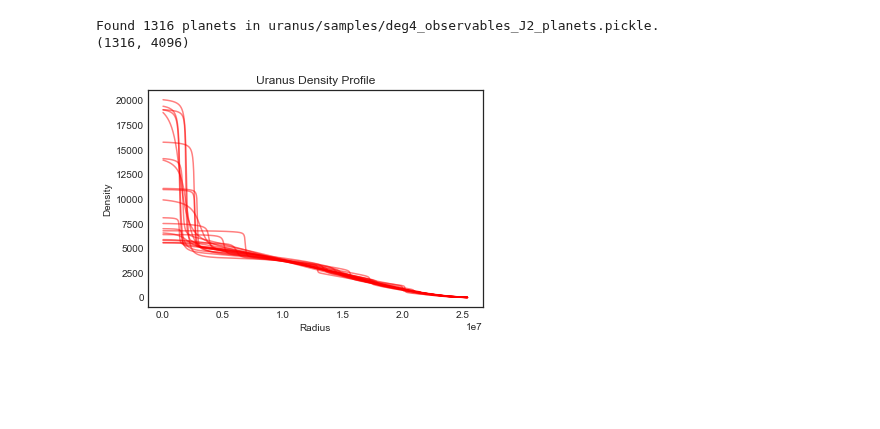
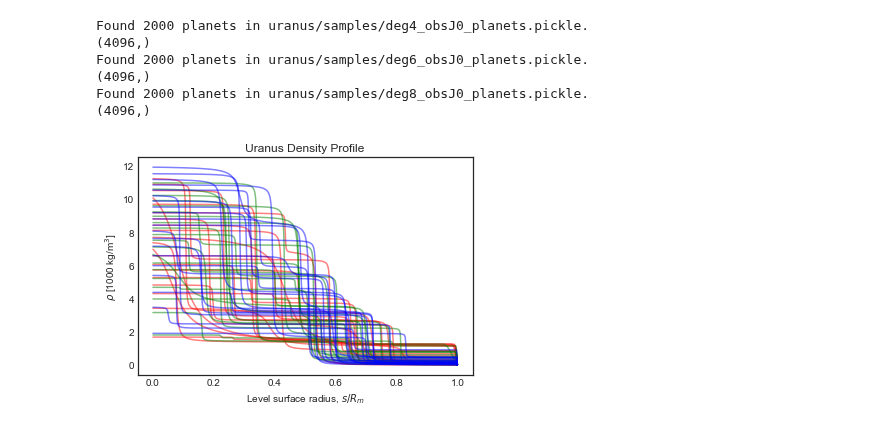
Before and after one commit to nmovshov/pyPIPE, a Jupyter notebook: Planets.ipynb, the cells around one changed output. Saved outputs shown, nothing was run; the diff lists cells and outputs as text; code cells hidden in the pictures; blank space fills up the shorter version.

Commit message:
lease enter the commit message for your changes. Lines starting updating plots

```diff
--- a/Planets.ipynb
+++ b/Planets.ipynb
@@ -32,3 +19,7 @@ plt.style.available
+# %%
+deg4_obsJ0 = 'uranus/samples/deg4_obsJ0_planets.pickle'
+deg6_obsJ0 = 'uranus/samples/deg6_obsJ0_planets.pickle'
+deg8_obsJ0 = 'uranus/samples/deg8_obsJ0_planets.pickle'
 # %%
 def load_planets(fname):
     with open(fname, 'rb') as f:
@@ -84,0 +78,16 @@ uj2_deg8 = 'uranus/samples/deg8_observables_J2_planets.pickle'
+# %%
+def rho_profile1(fname, title, c, newfig=True, **kwargs):
+    planets = load_planets(fname)
+    rho = np.array([p.rhoi for p in planets]).T
+    rcs = rho[-1,:]
+    ind = np.argsort(rcs)
+    rho = (rho[:,ind])/1000
+    r = np.array(planets[0].si/planets[0].s0).T
+    print(r.shape)
+    for i in range(0,1000,50):
+        plt.plot(r, rho[:,i], alpha=0.5, color=c, **kwargs)
+        plt.title(title)
+        plt.xlabel(r'Level surface radius, $s/R_m$')
+        plt.ylabel(r'$\rho$ [1000 kg/m$^3$]')
+        plt.savefig('Density Profile', dpi=300)
+        #plt.fill_between()
@@ -120,8 +157,12 @@ def rho_profile(fname, title, c, newfig=False, **kwargs):
 # %%
-rho_profile(uj2_deg4,'Uranus Density Profile', 'red', newfig=True)
-#rho_profile(uj2_deg6,'Uranus Density Profile', 'green', newfig=False)
-#rho_profile(uj2_deg8,'Uranus Density Profile', 'blue', newfig=False)
+rho_profile1(deg4_obsJ0,'Uranus Density Profile', 'red')
+rho_profile1(deg6_obsJ0,'Uranus Density Profile', 'green', newfig=False)
+rho_profile1(deg8_obsJ0,'Uranus Density Profile', 'blue', newfig=False)
 # %% [output]
-Found 1316 planets in uranus/samples/deg4_observables_J2_planets.pickle.
-(1316, 4096)
+Found 2000 planets in uranus/samples/deg4_obsJ0_planets.pickle.
+(4096,)
+Found 2000 planets in uranus/samples/deg6_obsJ0_planets.pickle.
+(4096,)
+Found 2000 planets in uranus/samples/deg8_obsJ0_planets.pickle.
+(4096,)
-[figure, old version]
+[figure, new version]
```
Also changed, not shown: parts of 16 cells of this notebook.
